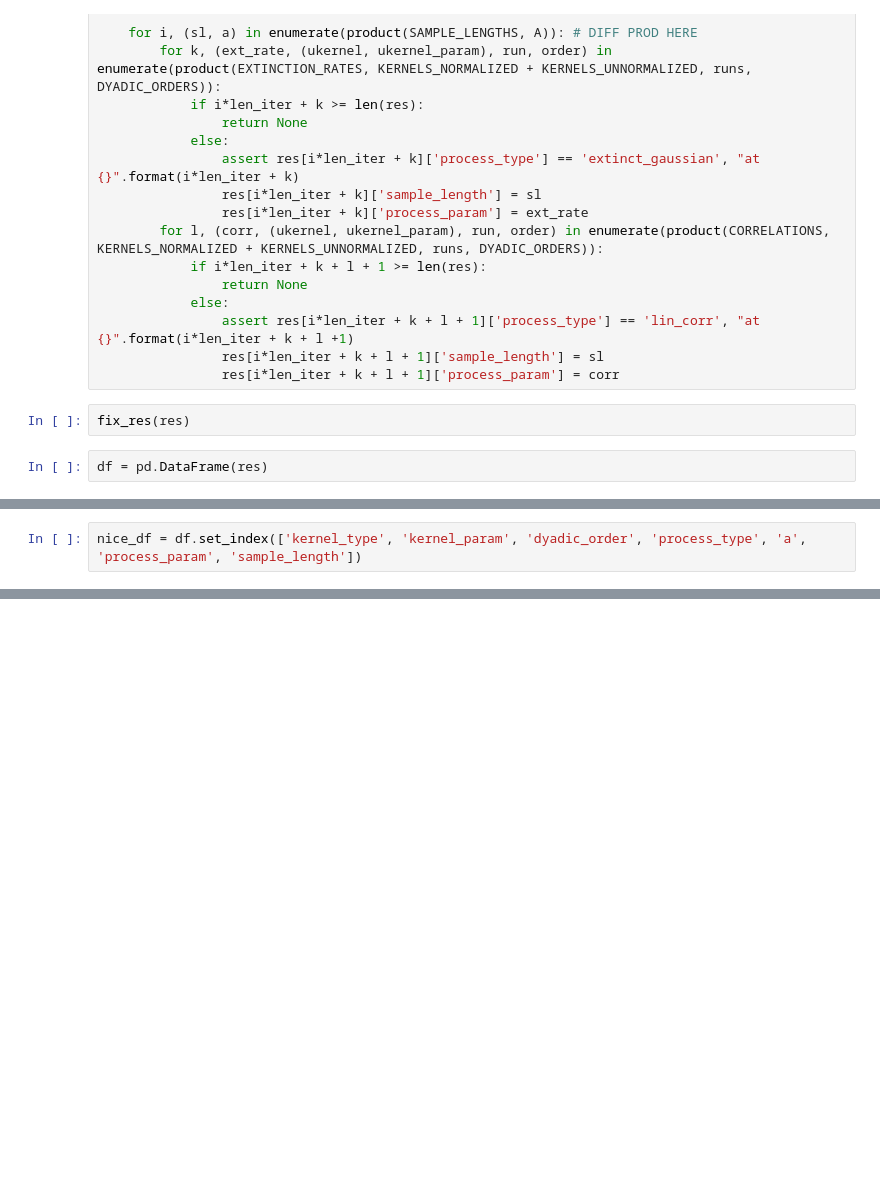
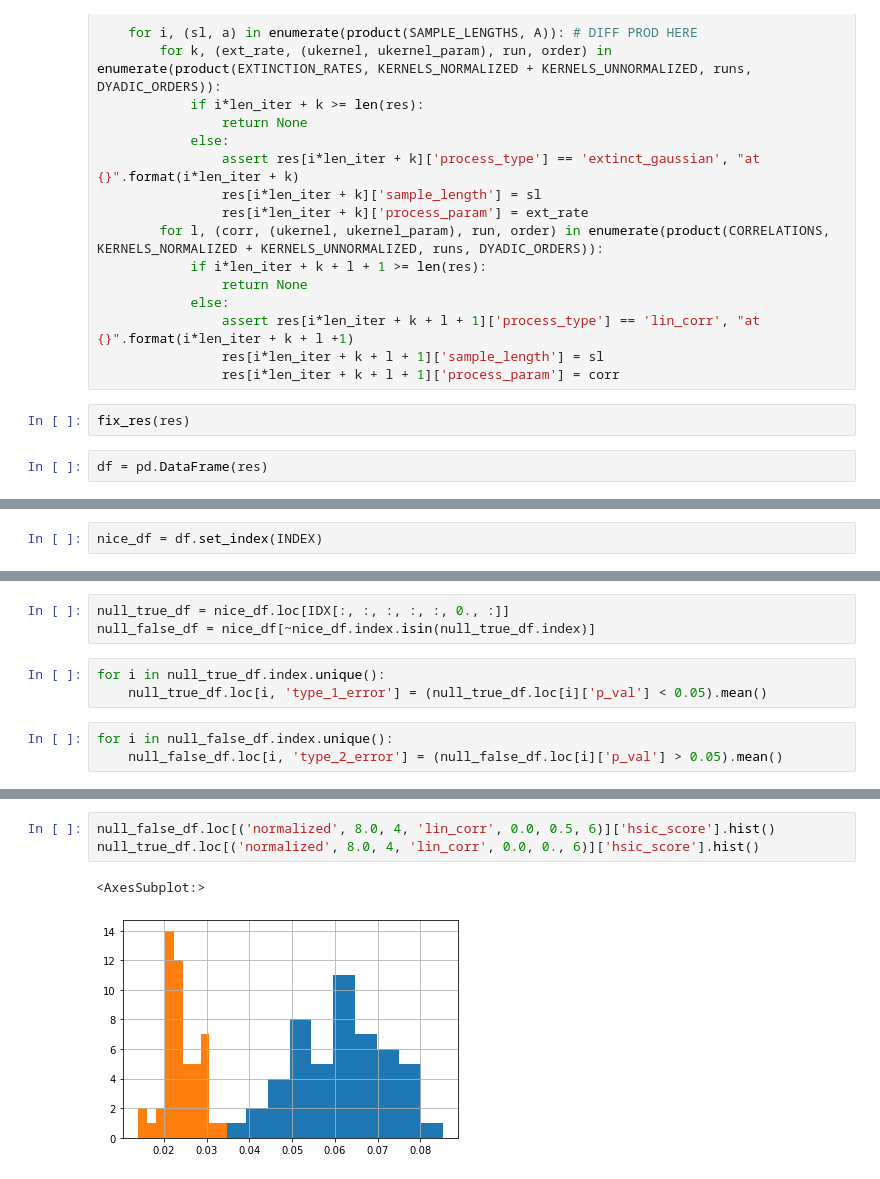
Before and after one commit to ocmob/sig_hsic_independence_test, a Jupyter notebook: notebooks/grand_hsic_test_results_analysis.ipynb, the cells around one changed output, grey strips where cells are left out. Drawn from its saved outputs; the diff is of its cells as text; blank space fills up the shorter version.

```diff
--- a/notebooks/grand_hsic_test_results_analysis.ipynb
+++ b/notebooks/grand_hsic_test_results_analysis.ipynb
@@ -48,2 +52,2 @@ df = pd.DataFrame(res)
 # %%
-nice_df = df.set_index(['kernel_type', 'kernel_param', 'dyadic_order', 'process_type', 'a', 'process_param', 'sample_length'])
+nice_df = df.set_index(INDEX)
@@ -74,0 +54,9 @@ nice_df.loc[('normalized', 4.0, 0, 'extinct_gaussian', 0.0, 0.0, 3)]['hsic_score
+# %%
+null_true_df = nice_df.loc[IDX[:, :, :, :, :, 0., :]]
+null_false_df = nice_df[~nice_df.index.isin(null_true_df.index)]
+# %%
+for i in null_true_df.index.unique():
+    null_true_df.loc[i, 'type_1_error'] = (null_true_df.loc[i]['p_val'] < 0.05).mean()
+# %%
+for i in null_false_df.index.unique():
+    null_false_df.loc[i, 'type_2_error'] = (null_false_df.loc[i]['p_val'] > 0.05).mean()
@@ -74,0 +120,6 @@ nice_df.loc[('normalized', 4.0, 0, 'extinct_gaussian', 0.0, 0.0, 3)]['hsic_score
+# %%
+null_false_df.loc[('normalized', 8.0, 4, 'lin_corr', 0.0, 0.5, 6)]['hsic_score'].hist()
+null_true_df.loc[('normalized', 8.0, 4, 'lin_corr', 0.0, 0., 6)]['hsic_score'].hist()
+# %% [output]
+<AxesSubplot:>
+[figure, added]
```
Also changed, not shown: parts of 40 cells of this notebook.
